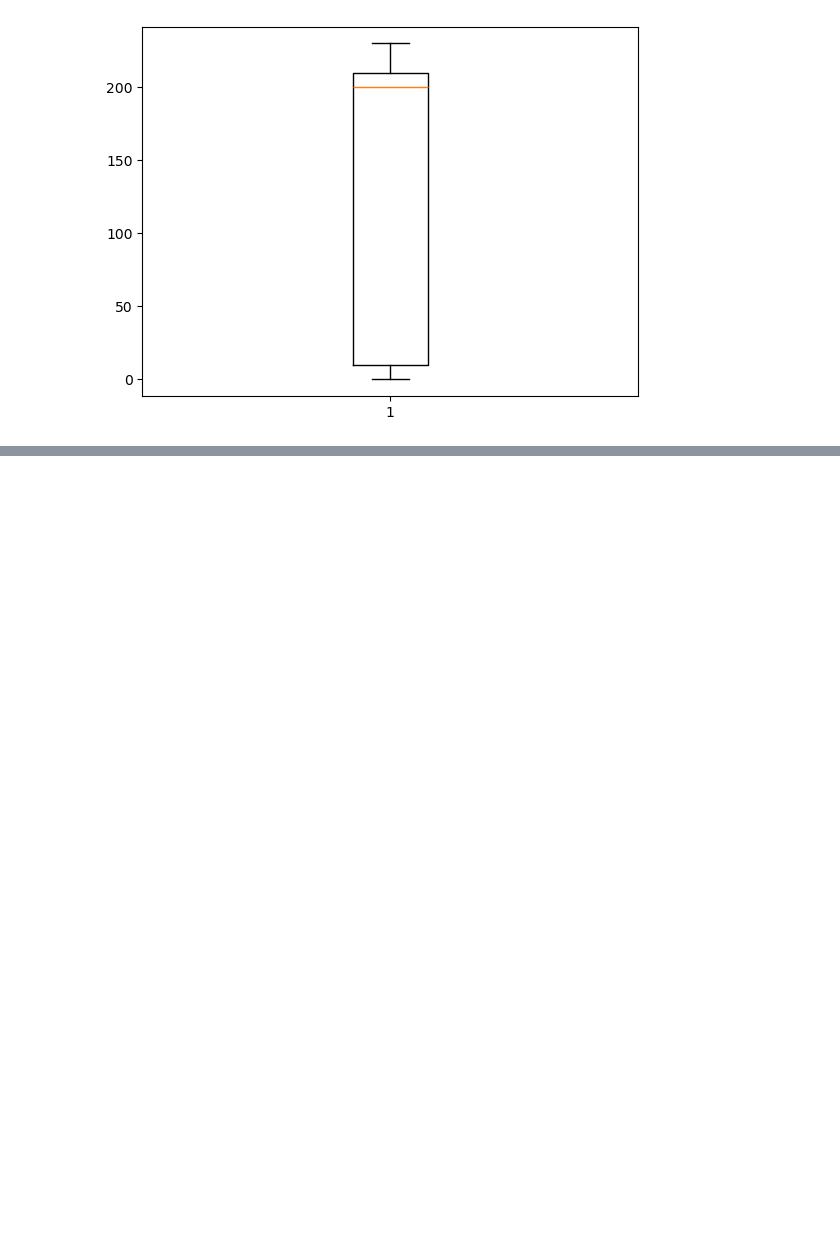
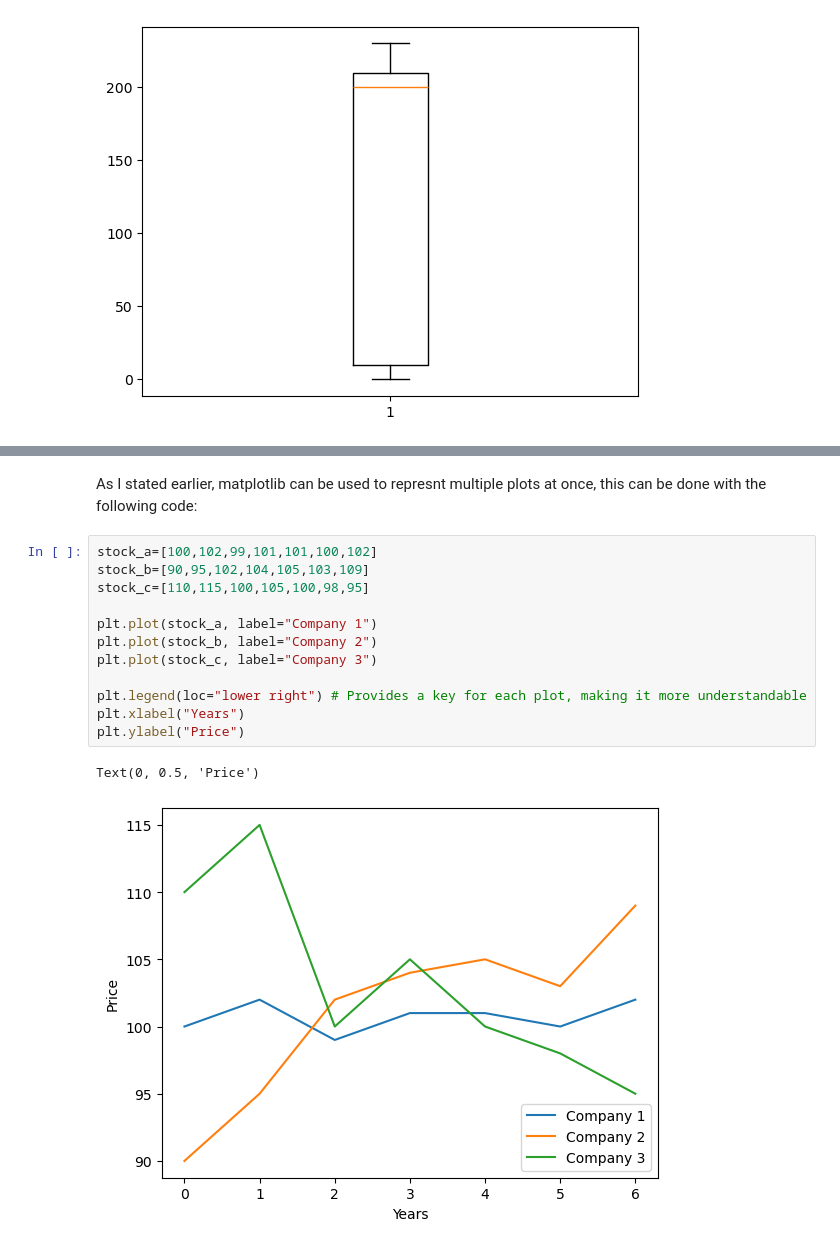
Before and after one commit to EmilsGrig/Jupyter-Notebooks, a Jupyter notebook: matplotlib.ipynb, the cells around one changed output, grey strips where cells are left out. Saved outputs shown, nothing was run; the diff lists cells and outputs as text; blank space fills up the shorter version.

```diff
--- a/matplotlib.ipynb
+++ b/matplotlib.ipynb
@@ -130,0 +163,17 @@ plt.boxplot(data)
+# %% [markdown]
+As I stated earlier, matplotlib can be used to represnt multiple plots at once, this can be done with the following code:
+# %%
+stock_a=[100,102,99,101,101,100,102]
+stock_b=[90,95,102,104,105,103,109]
+stock_c=[110,115,100,105,100,98,95]
+
+plt.plot(stock_a, label="Company 1")
+plt.plot(stock_b, label="Company 2")
+plt.plot(stock_c, label="Company 3")
+
+plt.legend(loc="lower right") # Provides a key for each plot, making it more understandable
+plt.xlabel("Years")
+plt.ylabel("Price")
+# %% [output]
+Text(0, 0.5, 'Price')
+[figure, added]
```
Also changed, not shown: parts of 10 cells of this notebook.
